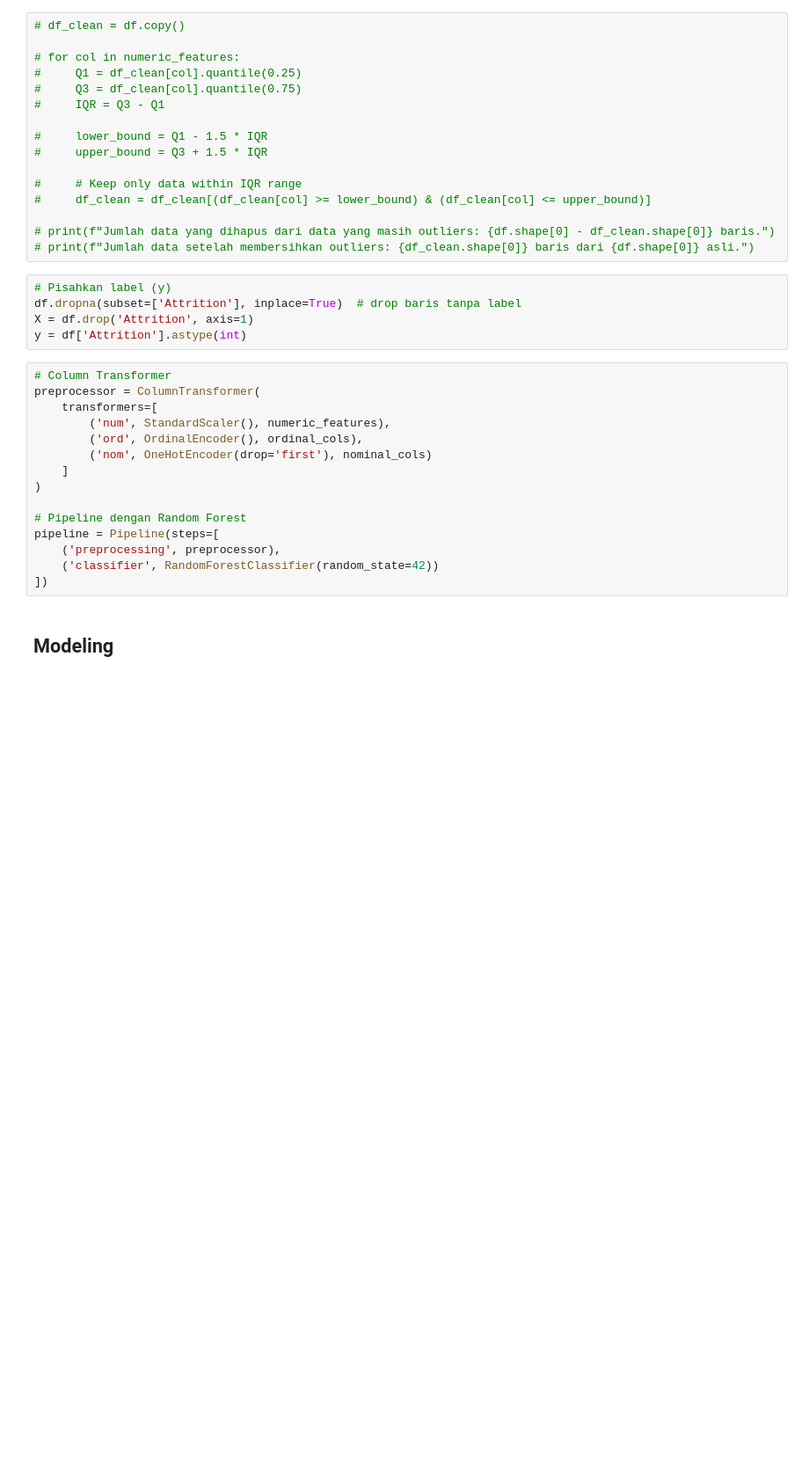
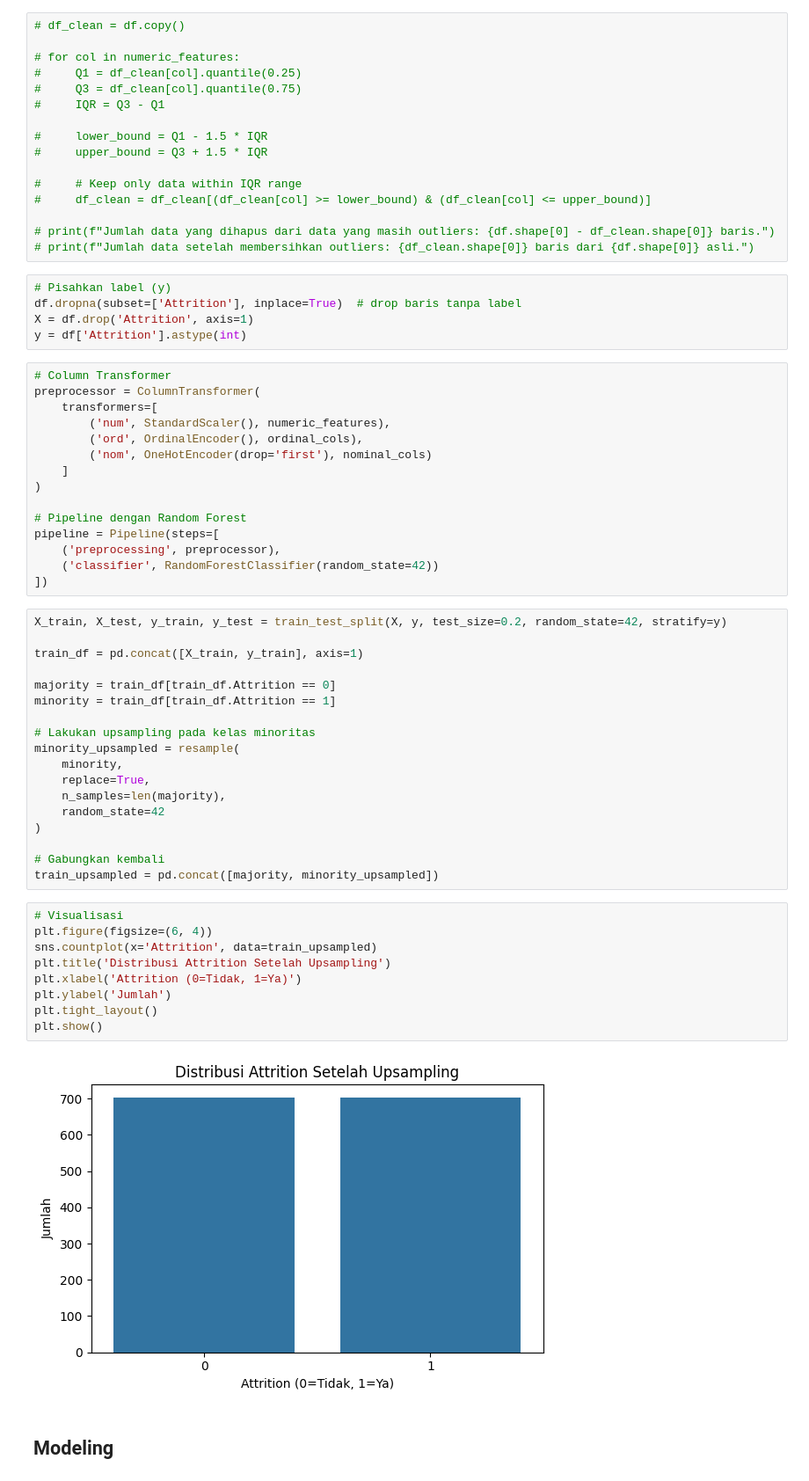
Before and after one commit to AdhiKrisna/Applied-DS-Submission1, a Jupyter notebook: notebook.ipynb, the cells around one changed output. Shown: that part at 88% size. Drawn from its saved outputs; the diff is of its cells as text; blank space fills up the shorter version.

Commit message:
Update: Upsampling train data

```diff
--- a/notebook.ipynb
+++ b/notebook.ipynb
@@ -371,6 +372,35 @@ pipeline = Pipeline(steps=[
     ('preprocessing', preprocessor),
     ('classifier', RandomForestClassifier(random_state=42))
 ])
+# %%
+X_train, X_test, y_train, y_test = train_test_split(X, y, test_size=0.2, random_state=42, stratify=y)
+
+train_df = pd.concat([X_train, y_train], axis=1)
+
+majority = train_df[train_df.Attrition == 0]
+minority = train_df[train_df.Attrition == 1]
+
+# Lakukan upsampling pada kelas minoritas
+minority_upsampled = resample(
+    minority,
+    replace=True,
+    n_samples=len(majority),
+    random_state=42
+)
+
+# Gabungkan kembali
+train_upsampled = pd.concat([majority, minority_upsampled])
+# %%
+# Visualisasi
+plt.figure(figsize=(6, 4))
+sns.countplot(x='Attrition', data=train_upsampled)
+plt.title('Distribusi Attrition Setelah Upsampling')
+plt.xlabel('Attrition (0=Tidak, 1=Ya)')
+plt.ylabel('Jumlah')
+plt.tight_layout()
+plt.show()
+# %% [output]
+[figure, added]
 # %% [markdown]
 ## Modeling
 # %%
```
Also changed, not shown: parts of 2 cells of this notebook.
